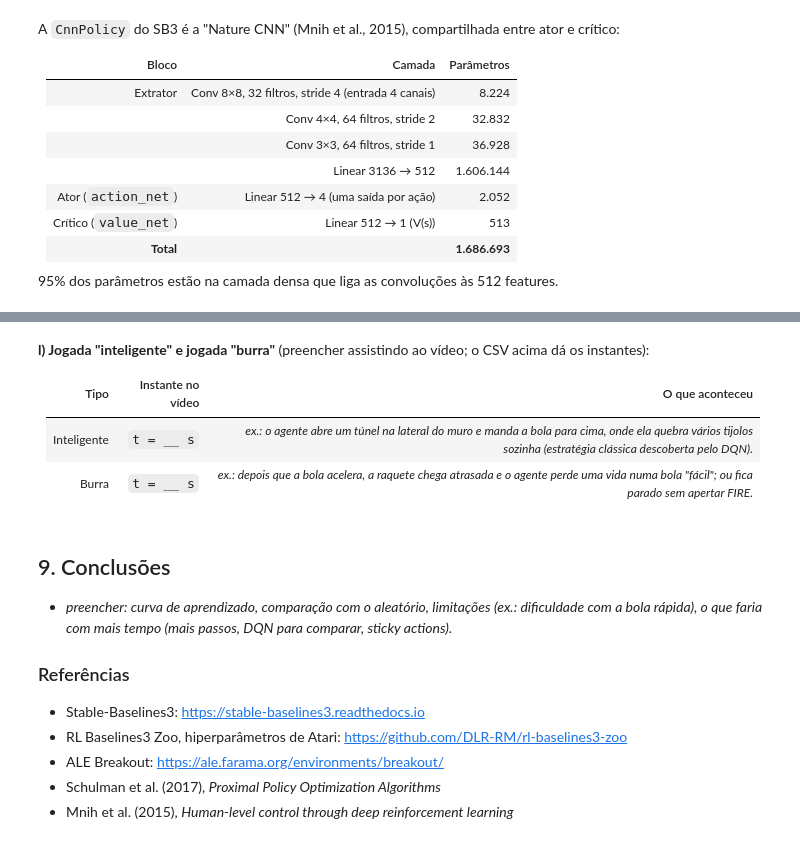
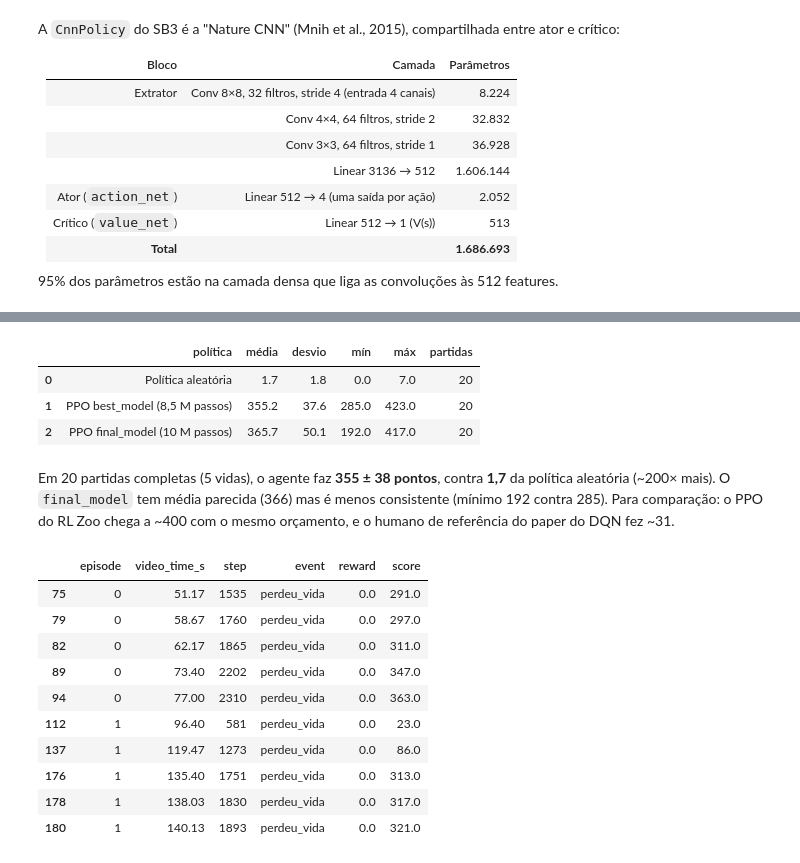
Before and after one commit to vnevesl/rl-breakout-ppo, a Jupyter notebook: notebooks/breakout_ppo.ipynb, the cells around one changed output, grey strips where cells are left out. Drawn from its saved outputs; the diff is of its cells as text; code cells hidden in the pictures.

```diff
--- a/notebooks/breakout_ppo.ipynb
+++ b/notebooks/breakout_ppo.ipynb
@@ -245,26 +341,35 @@ else:
+# %%
+rows = []
+for name, label in [("eval_random", "Política aleatória"),
+                    ("eval_best_model", "PPO best_model (8,5 M passos)"),
+                    ("eval_final_model", "PPO final_model (10 M passos)")]:
+    d = json.loads((RESULTS / f"{name}.json").read_text())
+    rows.append({"política": label, "média": round(d["mean"], 1), "desvio": round(d["std"], 1),
+                 "mín": d["min"], "máx": d["max"], "partidas": d["episodes"]})
+pd.DataFrame(rows)
+# %% [output]
+|  | política | média | desvio | mín | máx | partidas |
+| 0 | Política aleatória | 1.7 | 1.8 | 0.0 | 7.0 | 20 |
+| 1 | PPO best_model (8,5 M passos) | 355.2 | 37.6 | 285.0 | 423.0 | 20 |
+| 2 | PPO final_model (10 M passos) | 365.7 | 50.1 | 192.0 | 417.0 | 20 |
+# %% [markdown]
+Em 20 partidas completas (5 vidas), o agente faz **355 ± 38 pontos**, contra **1,7** da política
+aleatória (~200× mais). O `final_model` tem média parecida (366) mas é menos consistente
+(mínimo 192 contra 285). Para comparação: o PPO do RL Zoo chega a ~400 com o mesmo orçamento, e
+o humano de referência do paper do DQN fez ~31.
 # %%
-# Linha do tempo do vídeo: cada tijolo e cada vida perdida, com o segundo exato no vídeo.
-ev_path = Path("reports/videos/trained_policy_events.csv")
-if ev_path.exists():
-    ev = pd.read_csv(ev_path)
-    display(ev[ev.event != "tijolo"])            # vidas perdidas / travamentos
-    display(ev[ev.event == "tijolo"].head(30))   # primeiros tijolos
+# Linha do tempo do vídeo: cada vida perdida, com o segundo exato no vídeo.
+ev = pd.read_csv("reports/videos/trained_policy_events.csv")
+display(ev[ev.event != "tijolo"])
+# %% [output]
+|  | episode | video_time_s | step | event | reward | score |
+| 75 | 0 | 51.17 | 1535 | perdeu_vida | 0.0 | 291.0 |
+| 79 | 0 | 58.67 | 1760 | perdeu_vida | 0.0 | 297.0 |
+| 82 | 0 | 62.17 | 1865 | perdeu_vida | 0.0 | 311.0 |
+| 89 | 0 | 73.40 | 2202 | perdeu_vida | 0.0 | 347.0 |
+| 94 | 0 | 77.00 | 2310 | perdeu_vida | 0.0 | 363.0 |
+| 112 | 1 | 96.40 | 581 | perdeu_vida | 0.0 | 23.0 |
+| 137 | 1 | 119.47 | 1273 | perdeu_vida | 0.0 | 86.0 |
+| 176 | 1 | 135.40 | 1751 | perdeu_vida | 0.0 | 313.0 |
+| 178 | 1 | 138.03 | 1830 | perdeu_vida | 0.0 | 317.0 |
+| 180 | 1 | 140.13 | 1893 | perdeu_vida | 0.0 | 321.0 |
-# %% [markdown]
-**l) Jogada "inteligente" e jogada "burra"** (preencher assistindo ao vídeo; o CSV acima dá os
-instantes):
-
-| Tipo | Instante no vídeo | O que aconteceu |
-|---|---|---|
-| Inteligente | `t = __ s` | _ex.: o agente abre um túnel na lateral do muro e manda a bola para cima, onde ela quebra vários tijolos sozinha (estratégia clássica descoberta pelo DQN)._ |
-| Burra | `t = __ s` | _ex.: depois que a bola acelera, a raquete chega atrasada e o agente perde uma vida numa bola "fácil"; ou fica parado sem apertar FIRE._ |
-# %% [markdown]
-## 9. Conclusões
-- _preencher: curva de aprendizado, comparação com o aleatório, limitações (ex.: dificuldade
-  com a bola rápida), o que faria com mais tempo (mais passos, DQN para comparar, sticky actions)._
-
-### Referências
-- Stable-Baselines3: https://stable-baselines3.readthedocs.io
-- RL Baselines3 Zoo, hiperparâmetros de Atari: https://github.com/DLR-RM/rl-baselines3-zoo
-- ALE Breakout: https://ale.farama.org/environments/breakout/
-- Schulman et al. (2017), *Proximal Policy Optimization Algorithms*
-- Mnih et al. (2015), *Human-level control through deep reinforcement learning*
```
Also changed, not shown: parts of 19 cells of this notebook, 12 other files.
